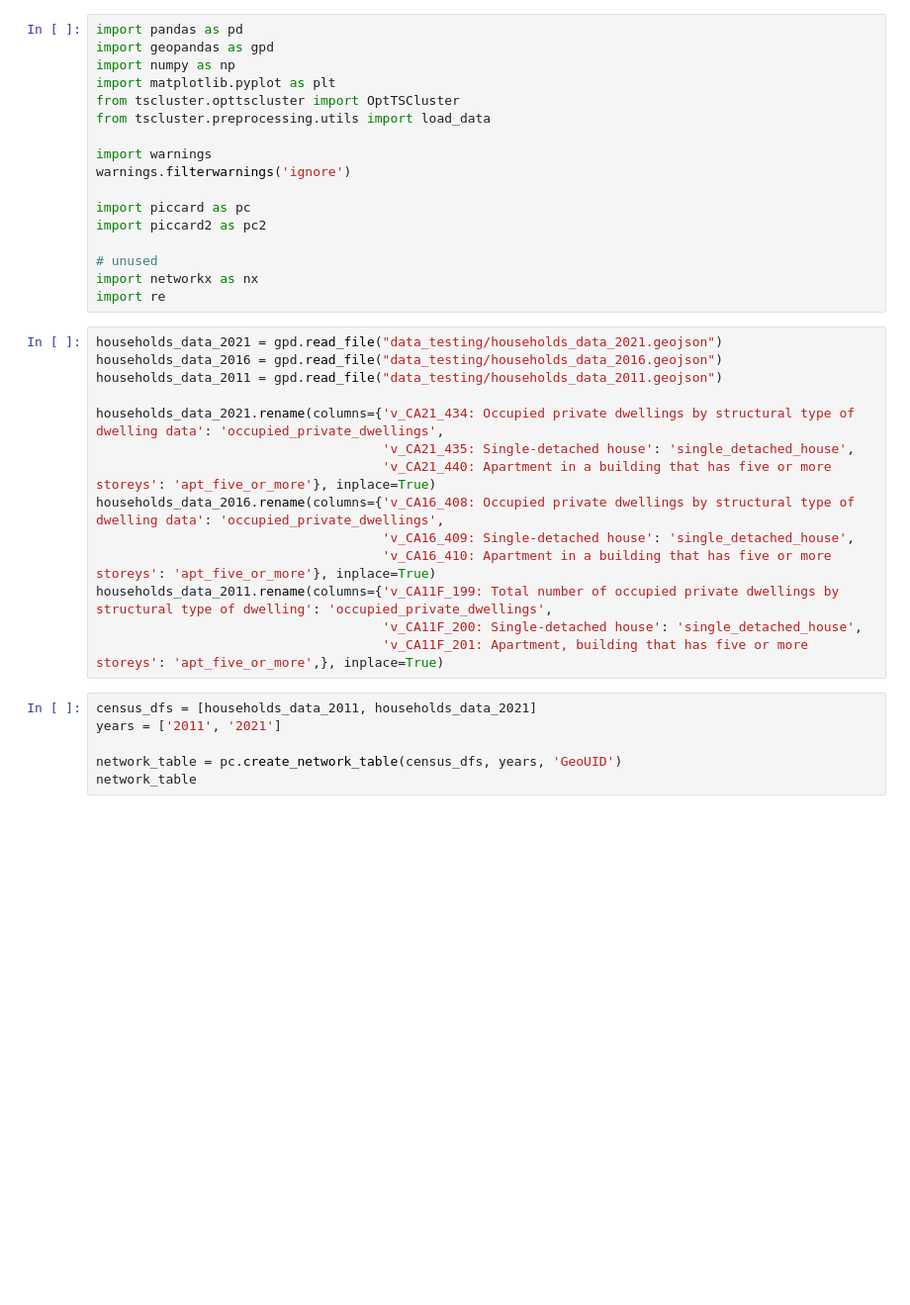
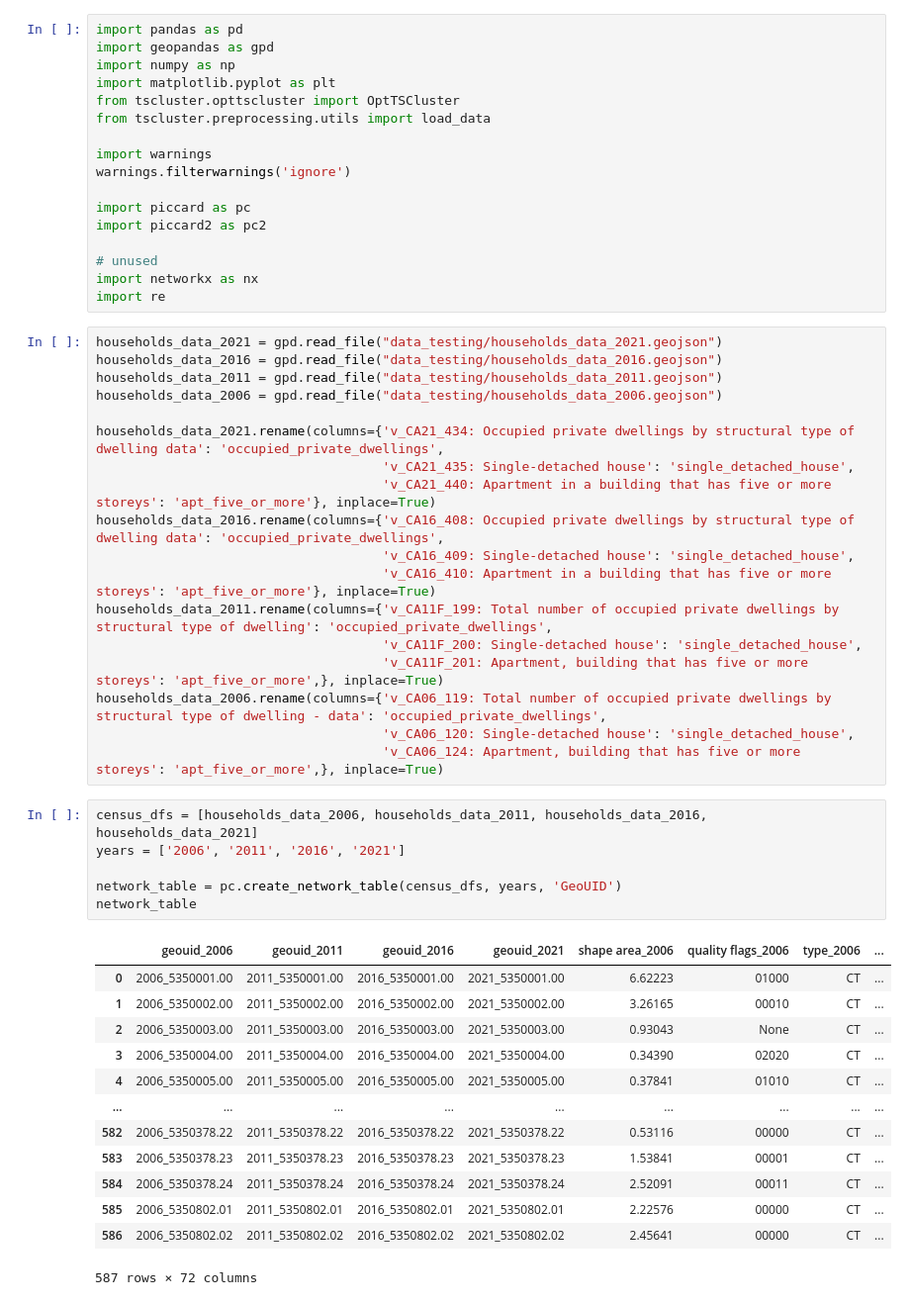
Before and after one commit to ecorbin567/piccard2, a Jupyter notebook: src/piccard/testing.ipynb, the cells around one changed output. Shown: that part at 99% size. Drawn from its saved outputs; the diff is of its cells as text; blank space fills up the shorter version.

```diff
--- a/src/piccard/testing.ipynb
+++ b/src/piccard/testing.ipynb
@@ -19,6 +19,7 @@ import re
 households_data_2021 = gpd.read_file("data_testing/households_data_2021.geojson")
 households_data_2016 = gpd.read_file("data_testing/households_data_2016.geojson")
 households_data_2011 = gpd.read_file("data_testing/households_data_2011.geojson")
+households_data_2006 = gpd.read_file("data_testing/households_data_2006.geojson")
 
 households_data_2021.rename(columns={'v_CA21_434: Occupied private dwellings by structural type of dwelling data': 'occupied_private_dwellings',
                                      'v_CA21_435: Single-detached house': 'single_detached_house',
@@ -29,12 +30,29 @@ households_data_2016.rename(columns={'v_CA16_408: Occupied private dwellings by
 households_data_2011.rename(columns={'v_CA11F_199: Total number of occupied private dwellings by structural type of dwelling': 'occupied_private_dwellings',
                                      'v_CA11F_200: Single-detached house': 'single_detached_house',
                                      'v_CA11F_201: Apartment, building that has five or more storeys': 'apt_five_or_more',}, inplace=True)
+households_data_2006.rename(columns={'v_CA06_119: Total number of occupied private dwellings by structural type of dwelling - data': 'occupied_private_dwellings',
+                                     'v_CA06_120: Single-detached house': 'single_detached_house',
+                                     'v_CA06_124: Apartment, building that has five or more storeys': 'apt_five_or_more',}, inplace=True)
 # %%
-census_dfs = [households_data_2011, households_data_2021]
-years = ['2011', '2021']
+census_dfs = [households_data_2006, households_data_2011, households_data_2016, households_data_2021]
+years = ['2006', '2011', '2016', '2021']
 
 network_table = pc.create_network_table(census_dfs, years, 'GeoUID')
 network_table
+# %% [output]
+|  | geouid_2006 | geouid_2011 | geouid_2016 | geouid_2021 | shape area_2006 | quality flags_2006 | type_2006 | ... |
+| 0 | 2006_5350001.00 | 2011_5350001.00 | 2016_5350001.00 | 2021_5350001.00 | 6.62223 | 01000 | CT | ... |
+| 1 | 2006_5350002.00 | 2011_5350002.00 | 2016_5350002.00 | 2021_5350002.00 | 3.26165 | 00010 | CT | ... |
+| 2 | 2006_5350003.00 | 2011_5350003.00 | 2016_5350003.00 | 2021_5350003.00 | 0.93043 | None | CT | ... |
+| 3 | 2006_5350004.00 | 2011_5350004.00 | 2016_5350004.00 | 2021_5350004.00 | 0.34390 | 02020 | CT | ... |
+| 4 | 2006_5350005.00 | 2011_5350005.00 | 2016_5350005.00 | 2021_5350005.00 | 0.37841 | 01010 | CT | ... |
+| ... | ... | ... | ... | ... | ... | ... | ... | ... |
+| 582 | 2006_5350378.22 | 2011_5350378.22 | 2016_5350378.22 | 2021_5350378.22 | 0.53116 | 00000 | CT | ... |
+| 583 | 2006_5350378.23 | 2011_5350378.23 | 2016_5350378.23 | 2021_5350378.23 | 1.53841 | 00001 | CT | ... |
+| 584 | 2006_5350378.24 | 2011_5350378.24 | 2016_5350378.24 | 2021_5350378.24 | 2.52091 | 00011 | CT | ... |
+| 585 | 2006_5350802.01 | 2011_5350802.01 | 2016_5350802.01 | 2021_5350802.01 | 2.22576 | 00000 | CT | ... |
+| 586 | 2006_5350802.02 | 2011_5350802.02 | 2016_5350802.02 | 2021_5350802.02 | 2.45641 | 00000 | CT | ... |
+587 rows × 72 columns
 # %%
 from tscluster.tsplot import tsplot
 
```
Also changed, not shown: parts of 7 cells of this notebook, 5 other files.
